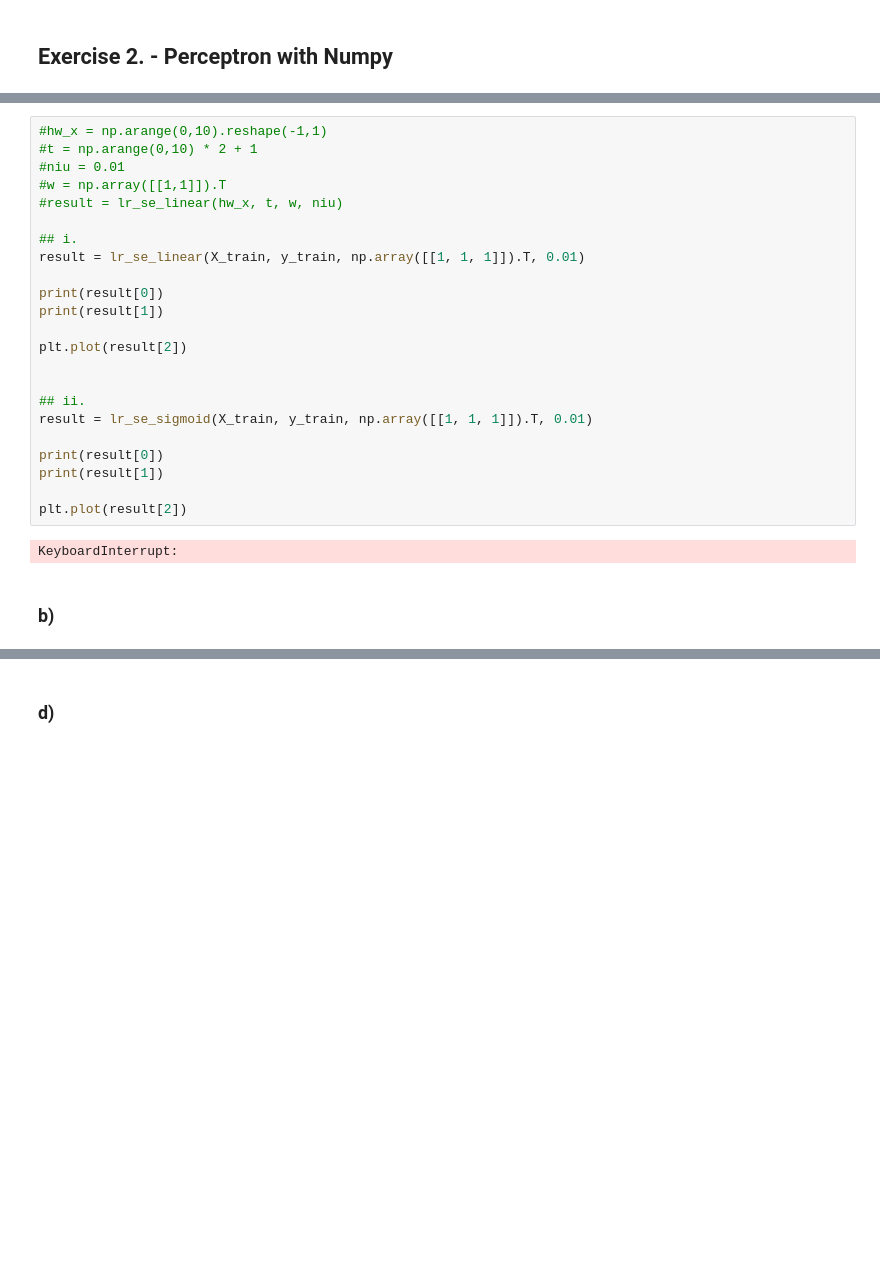
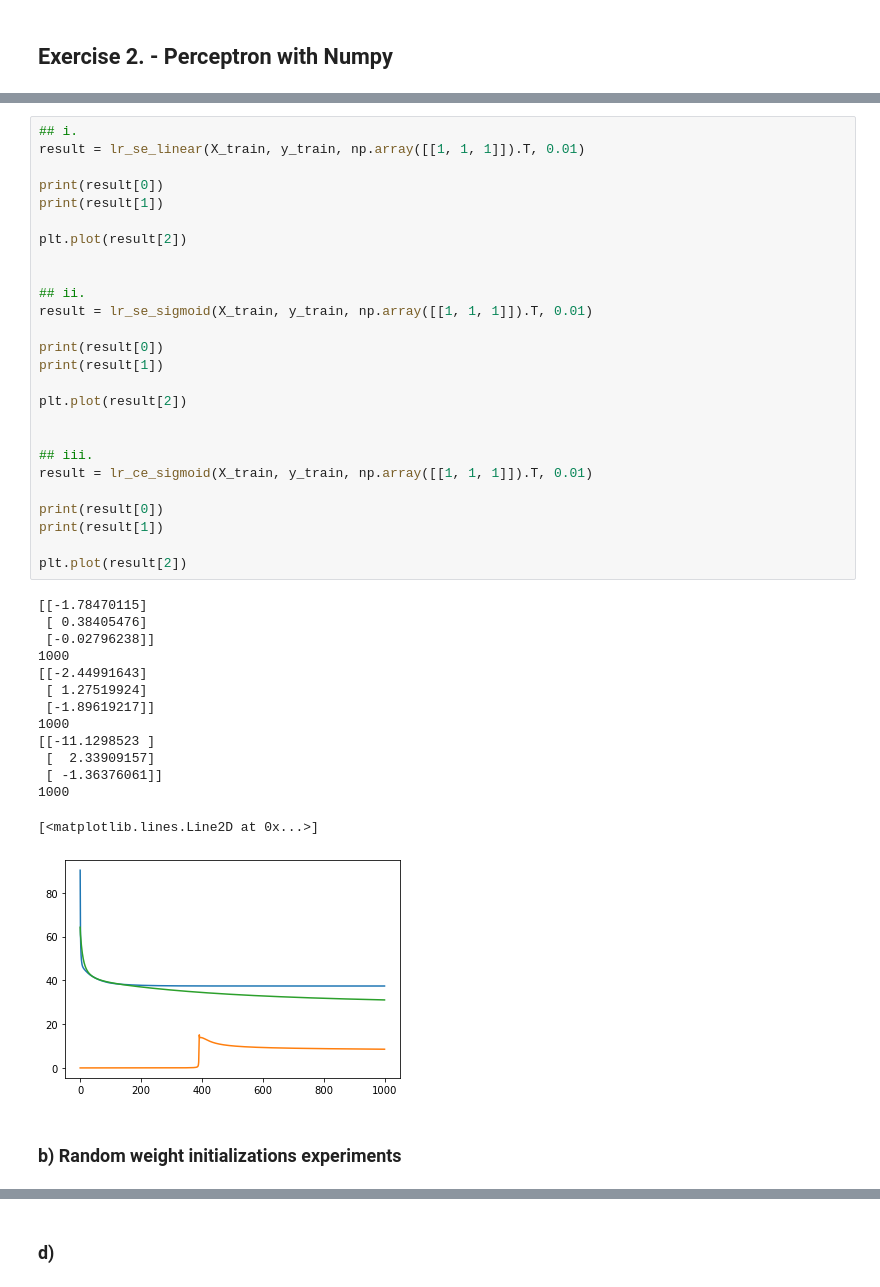
Before and after one commit to HerouFenix/apre, a Jupyter notebook: H3/Code/h3_src.ipynb, the cells around one changed output, grey strips where cells are left out. Saved outputs shown, nothing was run; the diff lists cells and outputs as text; blank space fills up the shorter version.

Commit message:
Add Squared Errors + Sigmoid, change to how classifications are being made

```diff
--- a/H3/Code/h3_src.ipynb
+++ b/H3/Code/h3_src.ipynb
@@ -191,30 +218,46 @@ def lr_ce_sigmoid(x, y, w, niu, max_epochs = 1000):
 # %%
-#hw_x = np.arange(0,10).reshape(-1,1)
-#t = np.arange(0,10) * 2 + 1
-#niu = 0.01
-#w = np.array([[1,1]]).T
-#result = lr_se_linear(hw_x, t, w, niu)
-
 ## i.
 result = lr_se_linear(X_train, y_train, np.array([[1, 1, 1]]).T, 0.01)
 
 print(result[0])
 print(result[1])
 
 plt.plot(result[2])
 
 
 ## ii.
 result = lr_se_sigmoid(X_train, y_train, np.array([[1, 1, 1]]).T, 0.01)
 
 print(result[0])
 print(result[1])
 
 plt.plot(result[2])
+
+
+## iii.
+result = lr_ce_sigmoid(X_train, y_train, np.array([[1, 1, 1]]).T, 0.01)
+
+print(result[0])
+print(result[1])
+
+plt.plot(result[2])
 # %% [output]
-KeyboardInterrupt:
+[[-1.78470115]
+ [ 0.38405476]
+ [-0.02796238]]
+1000
+[[-2.44991643]
+ [ 1.27519924]
+ [-1.89619217]]
+1000
+[[-11.1298523 ]
+ [  2.33909157]
+ [ -1.36376061]]
+1000
+[<matplotlib.lines.Line2D at 0x...>]
+[figure, added]
 # %% [markdown]
-### b)
+### b) Random weight initializations experiments
 # %%
 lr = 0.01
 
```
Also changed, not shown: parts of 18 cells of this notebook.
